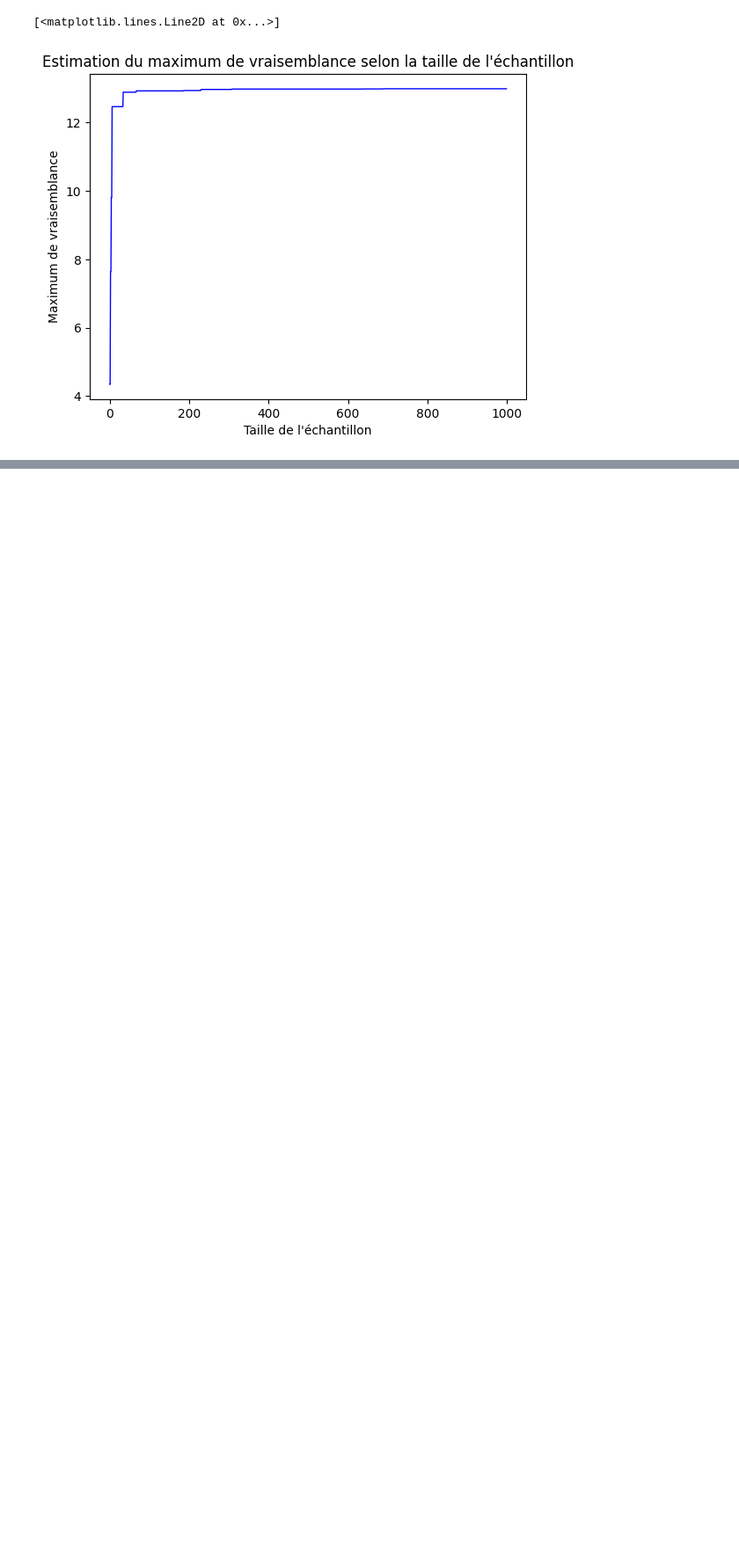
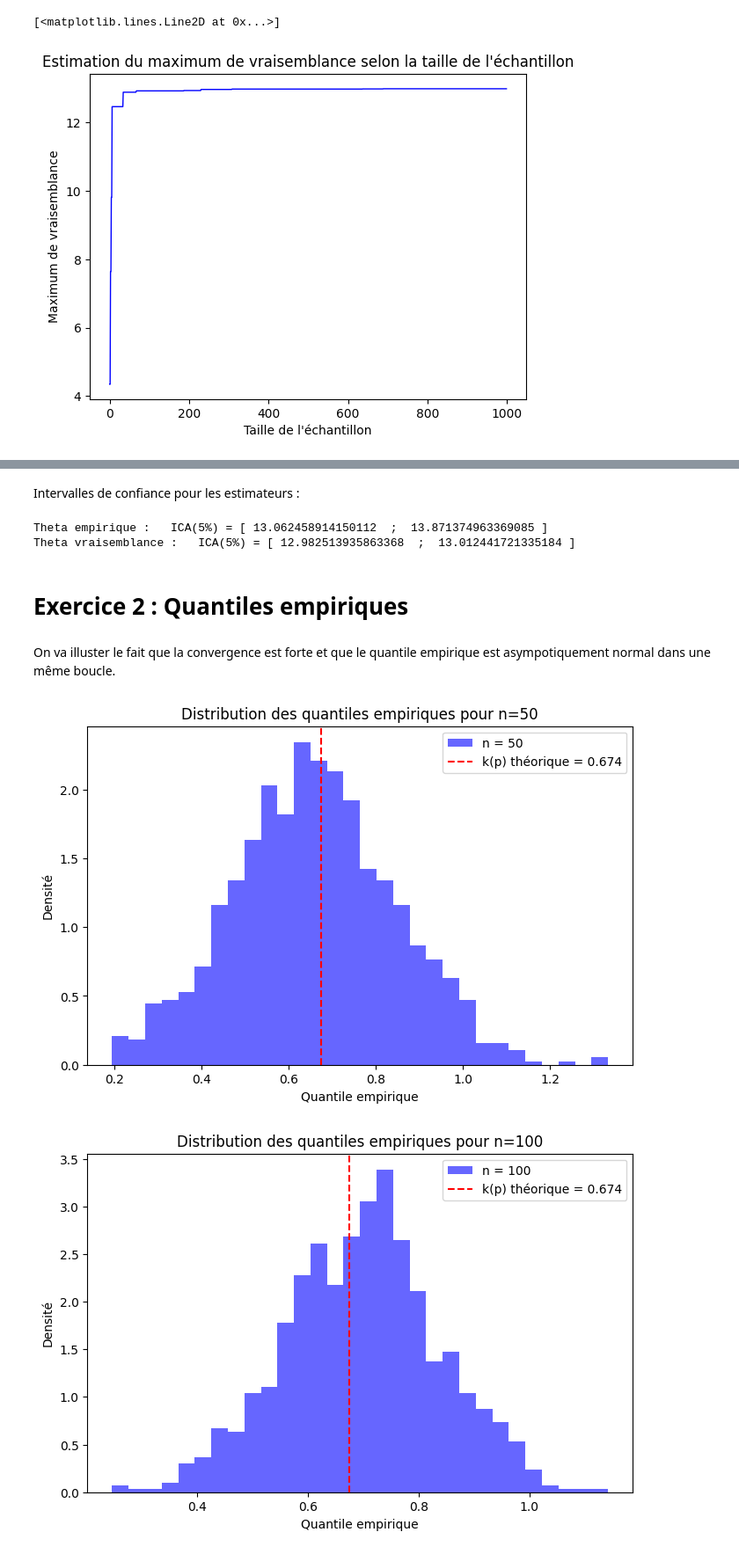
Before and after one commit to leaajo/OPS, a Jupyter notebook: TP3/codeTP3.ipynb, the cells around one changed output, grey strips where cells are left out. Shown at 88% size. Saved outputs shown, nothing was run; the diff lists cells and outputs as text; code cells hidden in the pictures; blank space fills up the shorter version.

```diff
--- a/TP3/codeTP3.ipynb
+++ b/TP3/codeTP3.ipynb
@@ -46,0 +53,70 @@ plt.plot(x, Y, color="blue", linewidth=1)
+# %% [markdown]
+Intervalles de confiance pour les estimateurs :
+# %%
+n = 1000
+alpha = 0.1
+
+print("Theta empirique : "," ICA(5%) = [",theta_empirique*(1-1.645/np.sqrt(3*n))," ; ",theta_empirique*(1+1.645/np.sqrt(3*n)),"]")
+print("Theta vraisemblance : "," ICA(5%) = [",theta_vraisemblance," ; ",theta_vraisemblance/np.power(alpha,1/n),"]")
+# %% [output]
+Theta empirique :   ICA(5%) = [ 13.062458914150112  ;  13.871374963369085 ]
+Theta vraisemblance :   ICA(5%) = [ 12.982513935863368  ;  13.012441721335184 ]
+# %% [markdown]
+# Exercice 2 : Quantiles empiriques
+# %% [markdown]
+On va illuster le fait que la convergence est forte et que le quantile empirique est asympotiquement normal dans une même boucle.
+# %%
+from scipy.stats import norm
+
+n_values = [50, 100, 500, 1000]  # Tailles d'échantillons
+p = 0.75  # Quantile d'ordre p
+N_simulations = 1000
+
+# Valeurs théoriques (via la librairie scipy)
+k_p = norm.ppf(p)  # Quantile théorique d'ordre p
+f_kp = norm.pdf(k_p)  # Densité de la loi normale au quantile théorique
+
+
+valeurs_empiriques = []
+
+# Simulation
+for n in n_values:
+    quantiles_empiriques = []
+    for _ in range(N_simulations):
+        # Génération d'un échantillon de taille n
+        sample = np.random.normal(0, 1, n)
+
+        sample_sorted = np.sort(sample)
+        # Quantile empirique
+        empirical_quantile = sample_sorted[int(np.floor(n * p))]
+        quantiles_empiriques.append(empirical_quantile)
+
+    # Stock des quantiles empiriques pour cette taille n
+    valeurs_empiriques.append(quantiles_empiriques)
+
+    # Graphes pour la convergence forte
+    plt.figure(figsize=(8, 5))
+    plt.hist(quantiles_empiriques, bins=30, density=True, alpha=0.6, color='blue', label=f'n = {n}')
+    plt.axvline(k_p, color='red', linestyle='--', label=f'k(p) théorique = {k_p:.3f}')
+    plt.title(f"Distribution des quantiles empiriques pour n={n}")
+    plt.xlabel("Quantile empirique")
+    plt.ylabel("Densité")
+    plt.legend()
+    plt.show()
+
+# Graphe pour la convergence en loi
+for i, n in enumerate(n_values):
+    quantiles_empiriques_normalisés = np.sqrt(n) * (np.array(valeurs_empiriques[i]) - k_p)
+    plt.figure(figsize=(8, 5))
+    plt.hist(quantiles_empiriques_normalisés, bins=30, density=True, alpha=0.6, color='green', label=f'n = {n}')
+    # Superposition de la densité normale asymptotique
+    x = np.linspace(-4, 4, 1000)
+    plt.plot(x, norm.pdf(x, 0, np.sqrt(p * (1 - p)) / f_kp), 'r-', label='N(0, σ²_p)')
+    plt.title(f"Convergence en loi pour n={n}")
+    plt.xlabel("√n (bkn(p) - k(p))")
+    plt.ylabel("Densité")
+    plt.legend()
+    plt.show()
+# %% [output]
+[figure, added]
+[figure, added]
```
Also changed, not shown: parts of 14 cells of this notebook.
